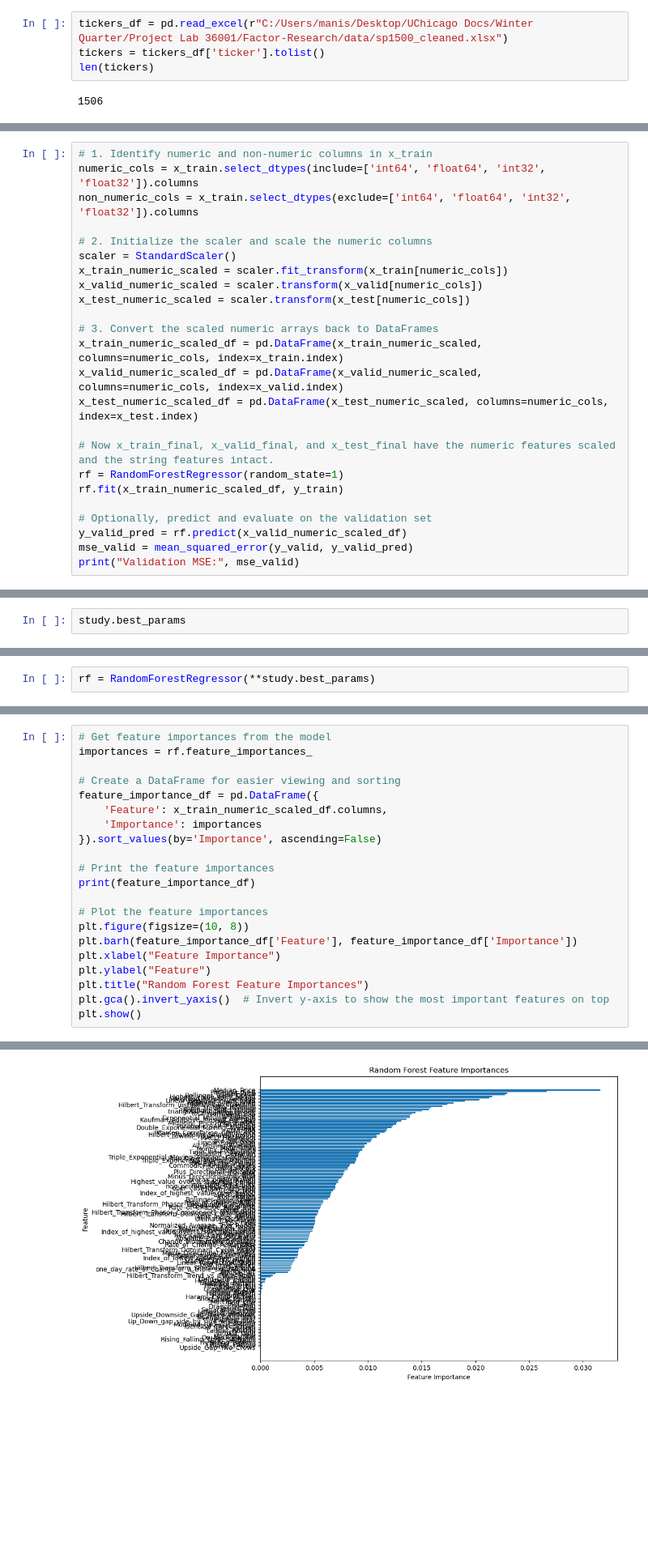
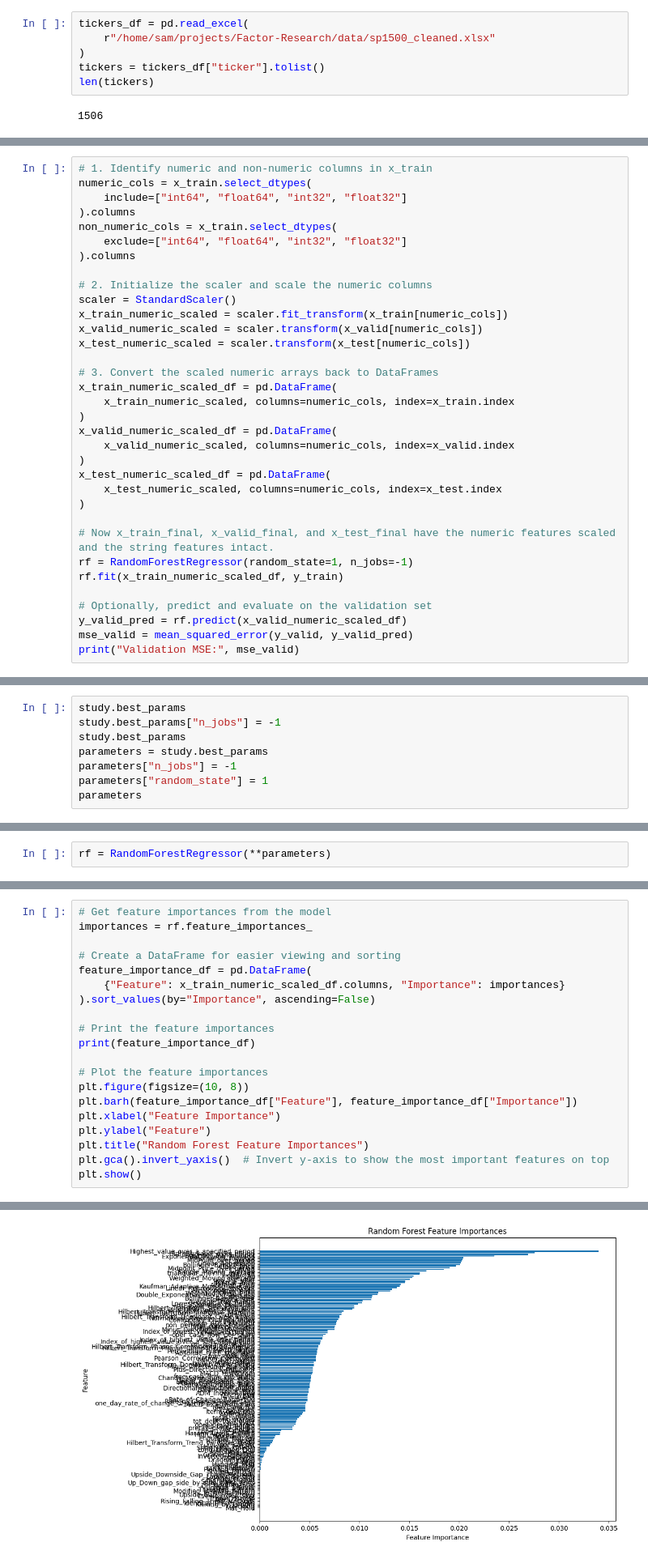
Before and after one commit to FlexiblePlanInvestmentsLtd/Factor-Research, a Jupyter notebook: notebooks/Random Forest (S&P1500).ipynb, the cells around one changed output, grey strips where cells are left out. Shown: that part at 81% size. Cells and saved outputs as stored; diff of their text form; blank space fills up the shorter version.

```diff
--- a/notebooks/Random Forest (S&P1500).ipynb
+++ b/notebooks/Random Forest (S&P1500).ipynb
@@ -40,6 +42,8 @@ data = {
 # %%
-tickers_df = pd.read_excel(r"C:/Users/manis/Desktop/UChicago Docs/Winter Quarter/Project Lab 36001/Factor-Research/data/sp1500_cleaned.xlsx")
-tickers = tickers_df['ticker'].tolist()
+tickers_df = pd.read_excel(
+    r"/home/sam/projects/Factor-Research/data/sp1500_cleaned.xlsx"
+)
+tickers = tickers_df["ticker"].tolist()
 len(tickers)
 # %% [output]
 1506
@@ -285,7 +366,11 @@ y_test_median = test_df['next_return_median']
 # %%
 # 1. Identify numeric and non-numeric columns in x_train
-numeric_cols = x_train.select_dtypes(include=['int64', 'float64', 'int32', 'float32']).columns
-non_numeric_cols = x_train.select_dtypes(exclude=['int64', 'float64', 'int32', 'float32']).columns
+numeric_cols = x_train.select_dtypes(
+    include=["int64", "float64", "int32", "float32"]
+).columns
+non_numeric_cols = x_train.select_dtypes(
+    exclude=["int64", "float64", "int32", "float32"]
+).columns
 
 # 2. Initialize the scaler and scale the numeric columns
 scaler = StandardScaler()
@@ -294,12 +379,18 @@ x_valid_numeric_scaled = scaler.transform(x_valid[numeric_cols])
 x_test_numeric_scaled = scaler.transform(x_test[numeric_cols])
 
 # 3. Convert the scaled numeric arrays back to DataFrames
-x_train_numeric_scaled_df = pd.DataFrame(x_train_numeric_scaled, columns=numeric_cols, index=x_train.index)
-x_valid_numeric_scaled_df = pd.DataFrame(x_valid_numeric_scaled, columns=numeric_cols, index=x_valid.index)
-x_test_numeric_scaled_df = pd.DataFrame(x_test_numeric_scaled, columns=numeric_cols, index=x_test.index)
+x_train_numeric_scaled_df = pd.DataFrame(
+    x_train_numeric_scaled, columns=numeric_cols, index=x_train.index
+)
+x_valid_numeric_scaled_df = pd.DataFrame(
+    x_valid_numeric_scaled, columns=numeric_cols, index=x_valid.index
+)
+x_test_numeric_scaled_df = pd.DataFrame(
+    x_test_numeric_scaled, columns=numeric_cols, index=x_test.index
+)
 
 # Now x_train_final, x_valid_final, and x_test_final have the numeric features scaled and the string features intact.
-rf = RandomForestRegressor(random_state=1)
+rf = RandomForestRegressor(random_state=1, n_jobs=-1)
 rf.fit(x_train_numeric_scaled_df, y_train)
 
 # Optionally, predict and evaluate on the validation set
@@ -366,3 +467,9 @@ study.optimize(lambda trial: objective(trial, train=x_train_numeric_scaled_df, l
 # %%
 study.best_params
+study.best_params["n_jobs"] = -1
+study.best_params
+parameters = study.best_params
+parameters["n_jobs"] = -1
+parameters["random_state"] = 1
+parameters
 # %% [output]
@@ -373,5 +482,5 @@ study.best_params
 # %%
-rf = RandomForestRegressor(**study.best_params)
+rf = RandomForestRegressor(**parameters)
 # %%
 rf.fit(x_train_numeric_scaled_df, y_train)
 
@@ -403,17 +512,16 @@ SS residual: 39291.60831601452
 importances = rf.feature_importances_
 
 # Create a DataFrame for easier viewing and sorting
-feature_importance_df = pd.DataFrame({
-    'Feature': x_train_numeric_scaled_df.columns,
-    'Importance': importances
-}).sort_values(by='Importance', ascending=False)
+feature_importance_df = pd.DataFrame(
+    {"Feature": x_train_numeric_scaled_df.columns, "Importance": importances}
+).sort_values(by="Importance", ascending=False)
 
 # Print the feature importances
 print(feature_importance_df)
 
 # Plot the feature importances
 plt.figure(figsize=(10, 8))
-plt.barh(feature_importance_df['Feature'], feature_importance_df['Importance'])
+plt.barh(feature_importance_df["Feature"], feature_importance_df["Importance"])
 plt.xlabel("Feature Importance")
 plt.ylabel("Feature")
 plt.title("Random Forest Feature Importances")
@@ -437,2 +545,2 @@ plt.show()
-[figure, old version]
+[figure, new version]
 # %%
```
Also changed, not shown: parts of 26 cells of this notebook, 2 other files.
